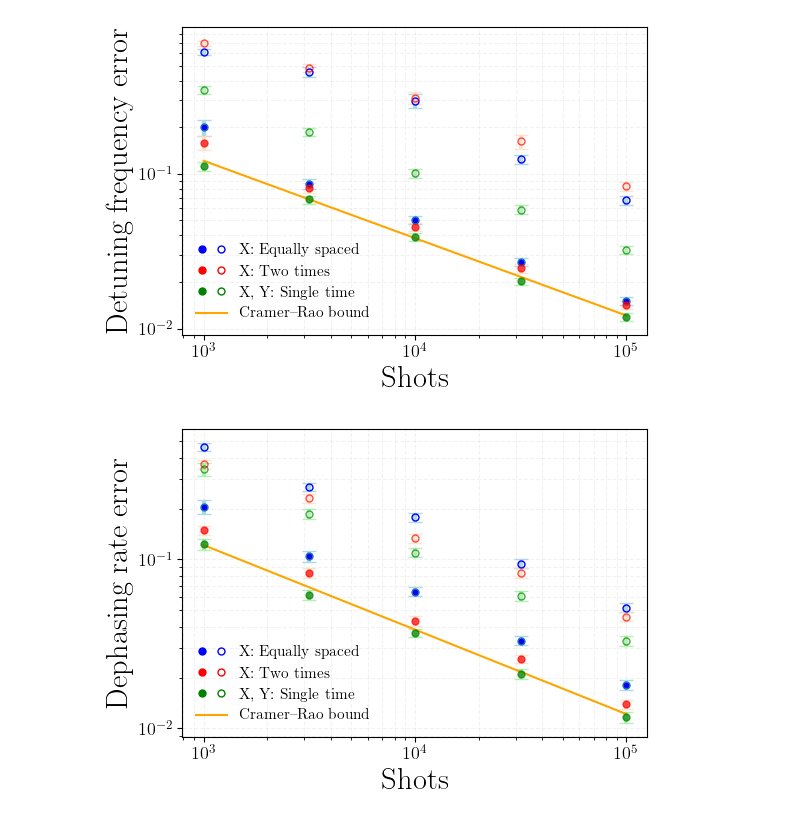
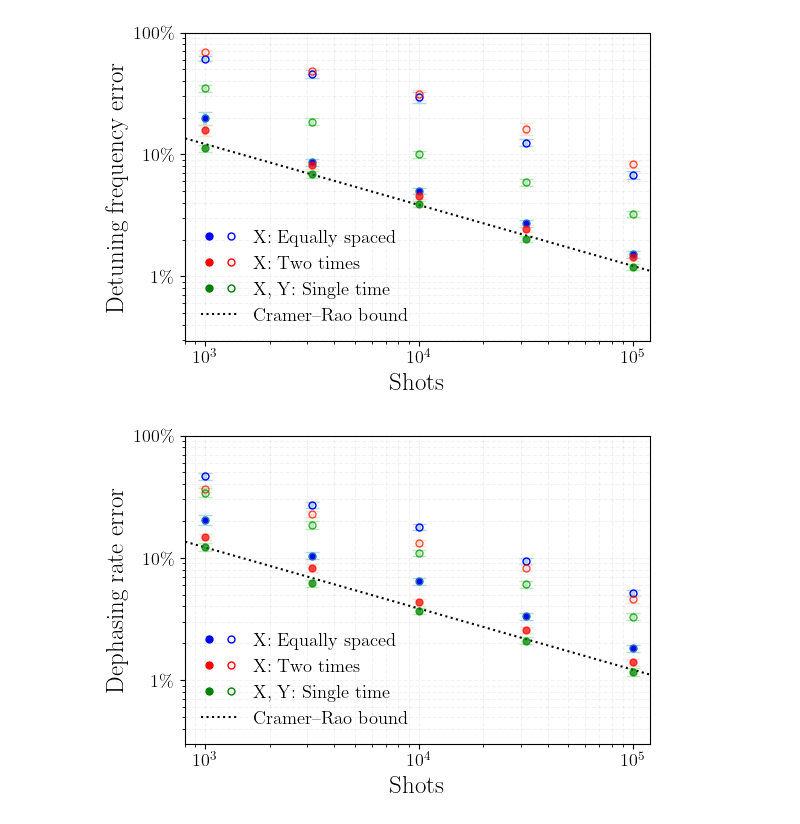
Before and after one commit to Davidkatom/Crosstalk, a Jupyter notebook: Paper/GraphForPaper.ipynb, the cells around one changed output. Drawn from its saved outputs; the diff is of its cells as text; code cells hidden in the pictures.

```diff
--- a/Paper/GraphForPaper.ipynb
+++ b/Paper/GraphForPaper.ipynb
@@ -5,7 +5,7 @@ import os
 plt.rcParams.update({
     'text.usetex': True,              # Enable LaTeX rendering for text
     'font.family': 'serif',           # Set font family
-    'font.size': 18,                  # General font size
+    'font.size': 16,                  # General font size
     'lines.markersize': 10,           # Default marker size
     'legend.fontsize': 'small',       # Legend font size
     'legend.frameon': False,          # Remove frame around legend
@@ -16,7 +16,7 @@ plt.rcParams.update({
     'grid.color': 'gray',             # Set grid line color
     'axes.grid.which': 'both',        # Enable both major and minor gridlines
     'axes.grid.axis': 'both',         # Apply grid to both x and y axes
-    'axes.labelsize': 22,             # Font size for axis labels
+    'axes.labelsize': 18,             # Font size for axis labels
     'xtick.labelsize': 13,            # Font size for x-axis tick labels
     'ytick.labelsize': 13             # Font size for y-axis tick labels
 })
@@ -477,10 +480,12 @@ def plot_shots_errors(
         color='green', markerfacecolor='none', markersize=5, alpha=0.7
     )
 
+    more_shots = np.logspace(2, 6, 10)
+
     # --- Cramér–Rao bound ---
     line_crb, = plt.plot(
-        shots, np.e / np.sqrt(shots / 2), '-',
-        color='orange', label='Cramer-Rao bound'
+        more_shots, np.e / np.sqrt(more_shots / 2), ':',
+        color='black', label='Cramer-Rao bound'
     )
 
     # --- Custom Legend Handles ---
@@ -514,7 +519,7 @@ def plot_shots_errors(
             'Cramer–Rao bound'
         ],
         handler_map={tuple: legend_handler.HandlerTuple(ndivide=None)},
-        loc='lower left', fontsize=11
+        loc='lower left'
     )
 
     # --- Scale and labels ---
@@ -522,7 +527,8 @@ def plot_shots_errors(
     plt.yscale('log')
     plt.xlabel('Shots')
     plt.ylabel(y_label)
-
+    plt.yticks([0.01, 0.1, 1], ['1\%', '10\%', '100\%'])
+    plt.xlim(800,120000)
     # --- Save and show ---
     plt.savefig(save_path)
     plt.show()
@@ -552,32 +558,32 @@ plot_shots_errors(
     uniform_std_X_nonopt=errors_uniform_std_X_w_n,
     y_label='Detuning frequency error',
     save_path=os.path.join(graphs, "shots_errors_w.png")
 )
 
 # Figure 2: 'Dephasing rate error'
 plot_shots_errors(
     shots=shots,
     uniform_median_opt=errors_uniform_median_a_o,
     uniform_std_opt=errors_uniform_std_a_o,
     fisher_median_opt=errors_fisher_median_a_o,
     fisher_std_opt=errors_fisher_std_a_o,
     local_median_opt=errors_local_median_a_o,
     local_std_opt=errors_local_std_a_o,
     uniform_median_X_opt=errors_uniform_median_X_a_o,
     uniform_std_X_opt=errors_uniform_std_X_a_o,
 
     uniform_median_nonopt=errors_uniform_median_a_n,
     uniform_std_nonopt=errors_uniform_std_a_n,
     fisher_median_nonopt=errors_fisher_median_a_n,
     fisher_std_nonopt=errors_fisher_std_a_n,
     local_median_nonopt=errors_local_median_a_n,
     local_std_nonopt=errors_local_std_a_n,
     uniform_median_X_nonopt=errors_uniform_median_X_a_n,
     uniform_std_X_nonopt=errors_uniform_std_X_a_n,
 
     y_label='Dephasing rate error',
     save_path=os.path.join(graphs, "shots_errors_a.png")
 )
 # %% [output]
-[figure, old version]
+[figure, new version]
-[figure, old version]
+[figure, new version]
```
Also changed, not shown: parts of 10 cells of this notebook, 3 other files.
